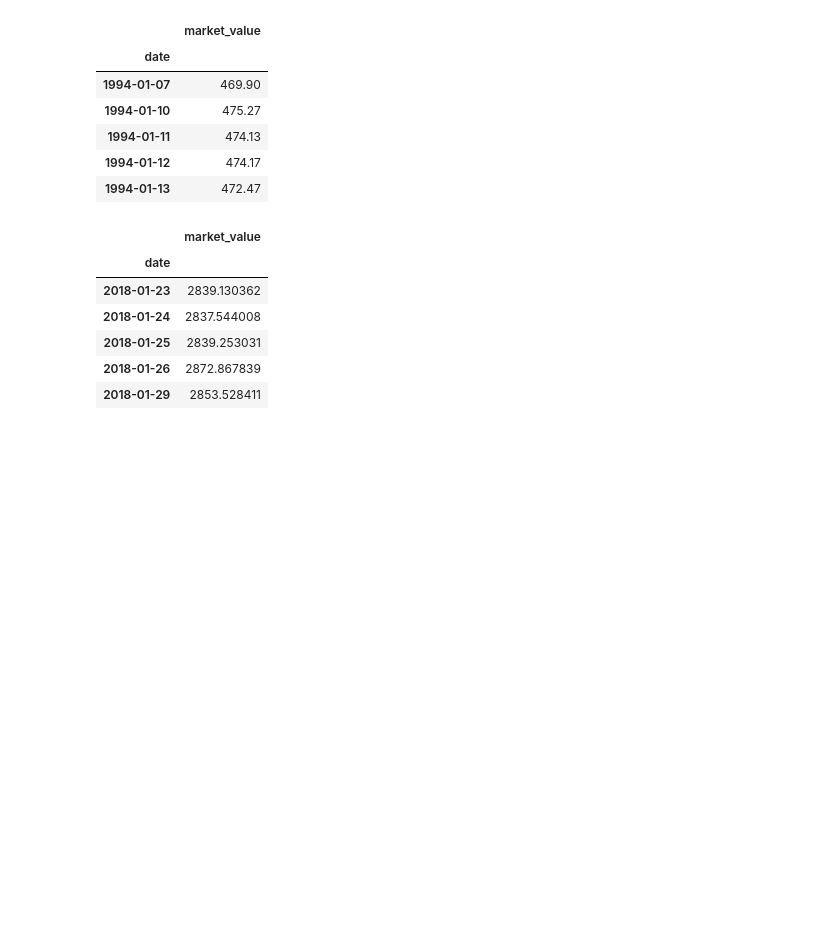
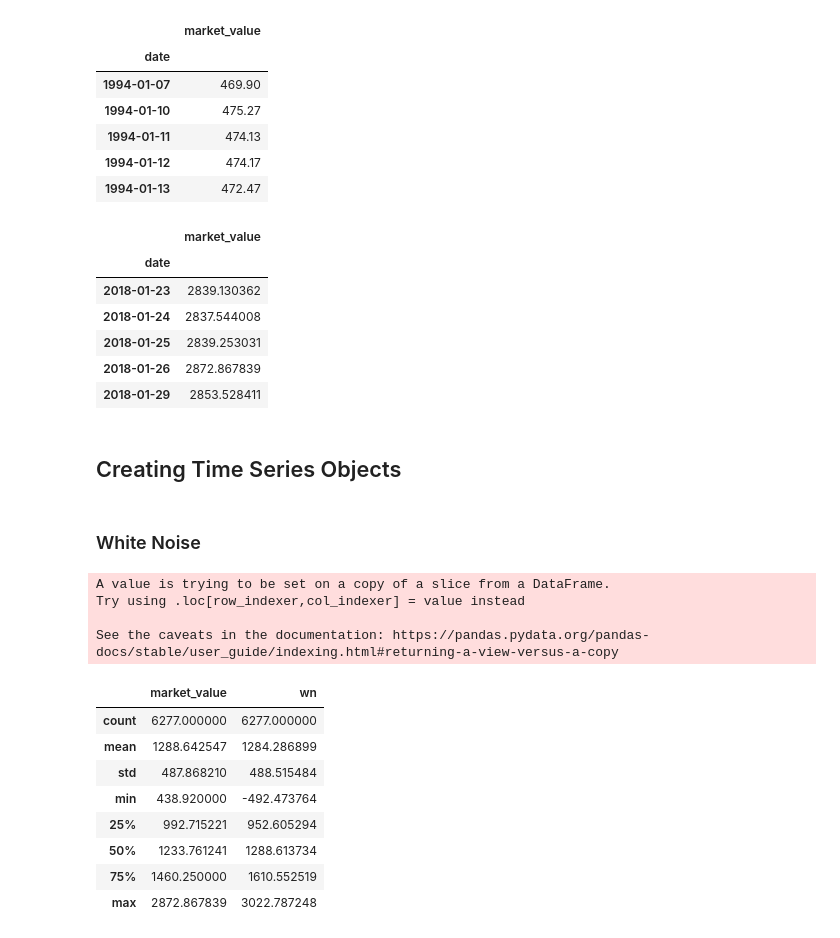
Before and after one commit to dinaabdulrasoul/Time-Series-Analysis-with-Python, a Jupyter notebook: time_series_analysis.ipynb, the cells around one changed output. Drawn from its saved outputs; the diff is of its cells as text; code cells hidden in the pictures; blank space fills up the shorter version.

```diff
--- a/time_series_analysis.ipynb
+++ b/time_series_analysis.ipynb
@@ -287,3 +287,7 @@ df_train.tail()
 | 2018-01-25 | 2839.253031 |
 | 2018-01-26 | 2872.867839 |
 | 2018-01-29 | 2853.528411 |
+# %% [markdown]
+## Creating Time Series Objects
+# %% [markdown]
+### White Noise
@@ -289,0 +296,20 @@ df_train.tail()
+# %%
+# Adding white noise to our data
+df_train['wn'] = wn
+# %% [output]
+A value is trying to be set on a copy of a slice from a DataFrame.
+Try using .loc[row_indexer,col_indexer] = value instead
+
+See the caveats in the documentation: https://pandas.pydata.org/pandas-docs/stable/user_guide/indexing.html#returning-a-view-versus-a-copy
+# %%
+df_train.describe()
+# %% [output]
+|  | market_value | wn |
+| count | 6277.000000 | 6277.000000 |
+| mean | 1288.642547 | 1284.286899 |
+| std | 487.868210 | 488.515484 |
+| min | 438.920000 | -492.473764 |
+| 25% | 992.715221 | 952.605294 |
+| 50% | 1233.761241 | 1288.613734 |
+| 75% | 1460.250000 | 1610.552519 |
+| max | 2872.867839 | 3022.787248 |
```
Also changed, not shown: parts of 2 cells of this notebook.
